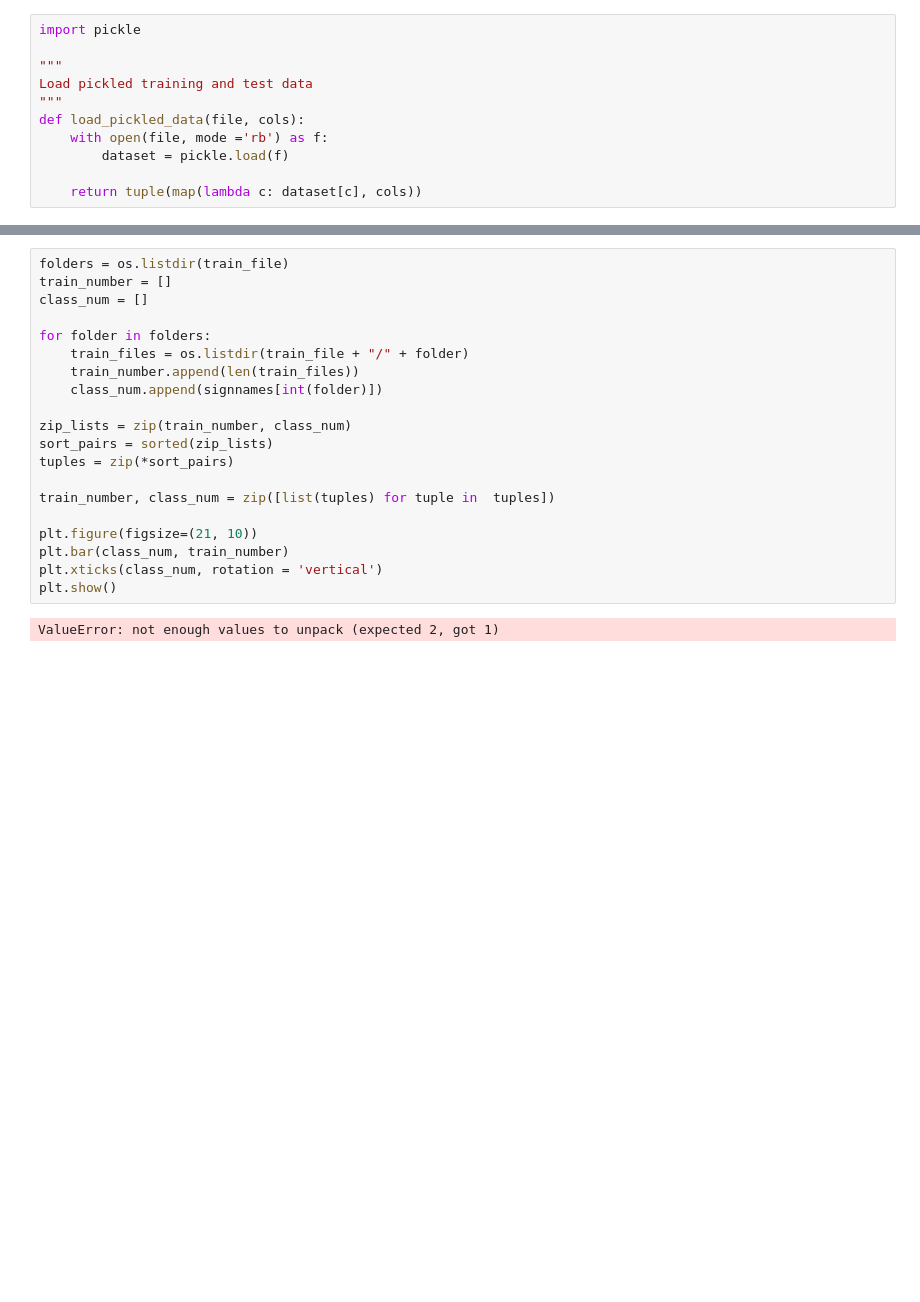
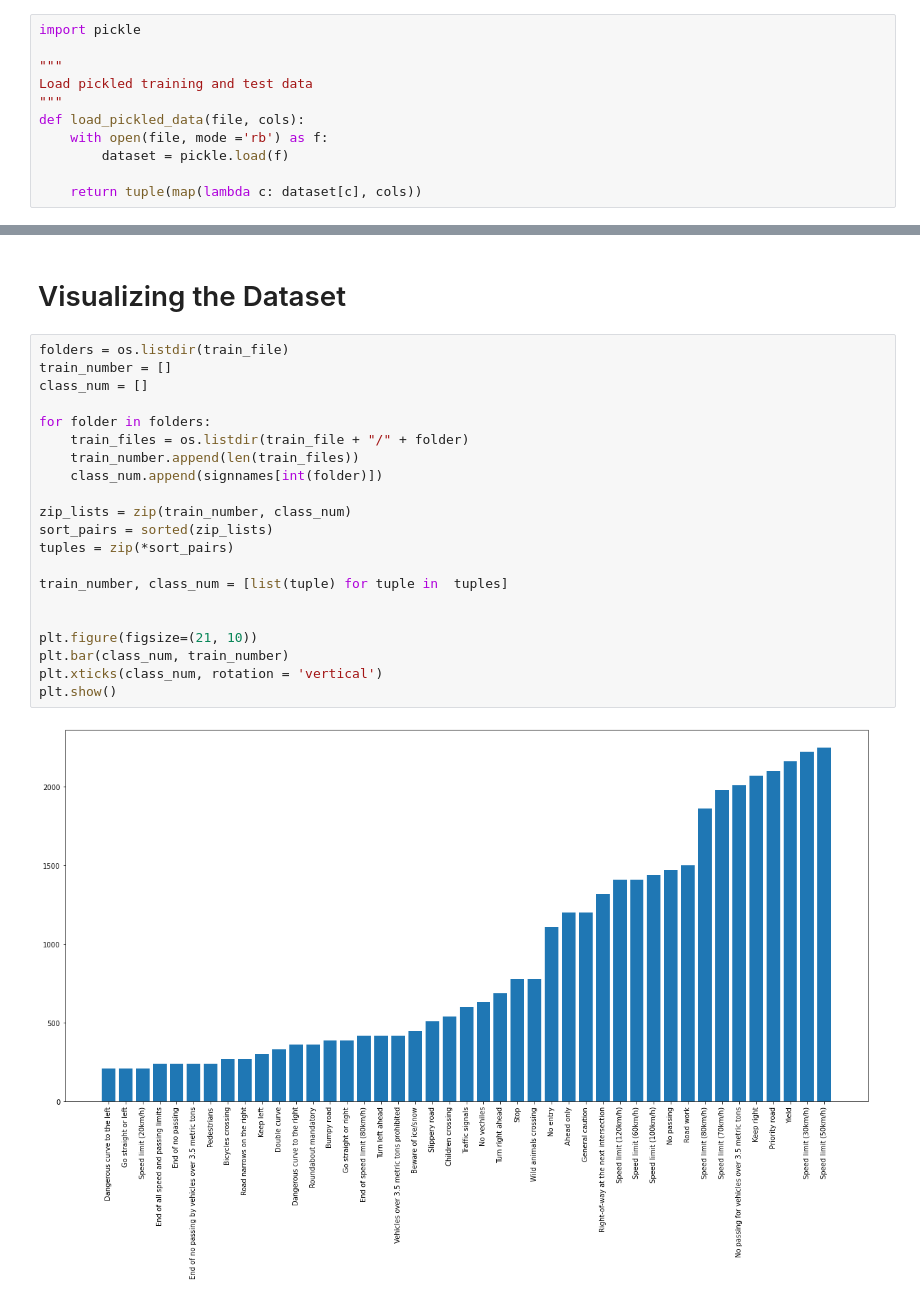
Before and after one commit to derekyin-cs/road-sign-classifier, a Jupyter notebook: classifier.ipynb, the cells around one changed output, grey strips where cells are left out. Cells and saved outputs as stored; diff of their text form; blank space fills up the shorter version.

```diff
--- a/classifier.ipynb
+++ b/classifier.ipynb
@@ -50,23 +53,26 @@ print(signnames[0])
 Speed limit (20km/h)
+# %% [markdown]
+# Visualizing the Dataset
 # %%
 folders = os.listdir(train_file)
 train_number = []
 class_num = []
 
 for folder in folders:
     train_files = os.listdir(train_file + "/" + folder)
     train_number.append(len(train_files))
     class_num.append(signnames[int(folder)])
 
 zip_lists = zip(train_number, class_num)
 sort_pairs = sorted(zip_lists)
 tuples = zip(*sort_pairs)
 
-train_number, class_num = zip([list(tuples) for tuple in  tuples])
+train_number, class_num = [list(tuple) for tuple in  tuples]
+
 
 plt.figure(figsize=(21, 10))
 plt.bar(class_num, train_number)
 plt.xticks(class_num, rotation = 'vertical')
 plt.show()
 # %% [output]
-ValueError: not enough values to unpack (expected 2, got 1)
+[figure, added]
```
Also changed, not shown: parts of 10 cells of this notebook, 2 other files.
